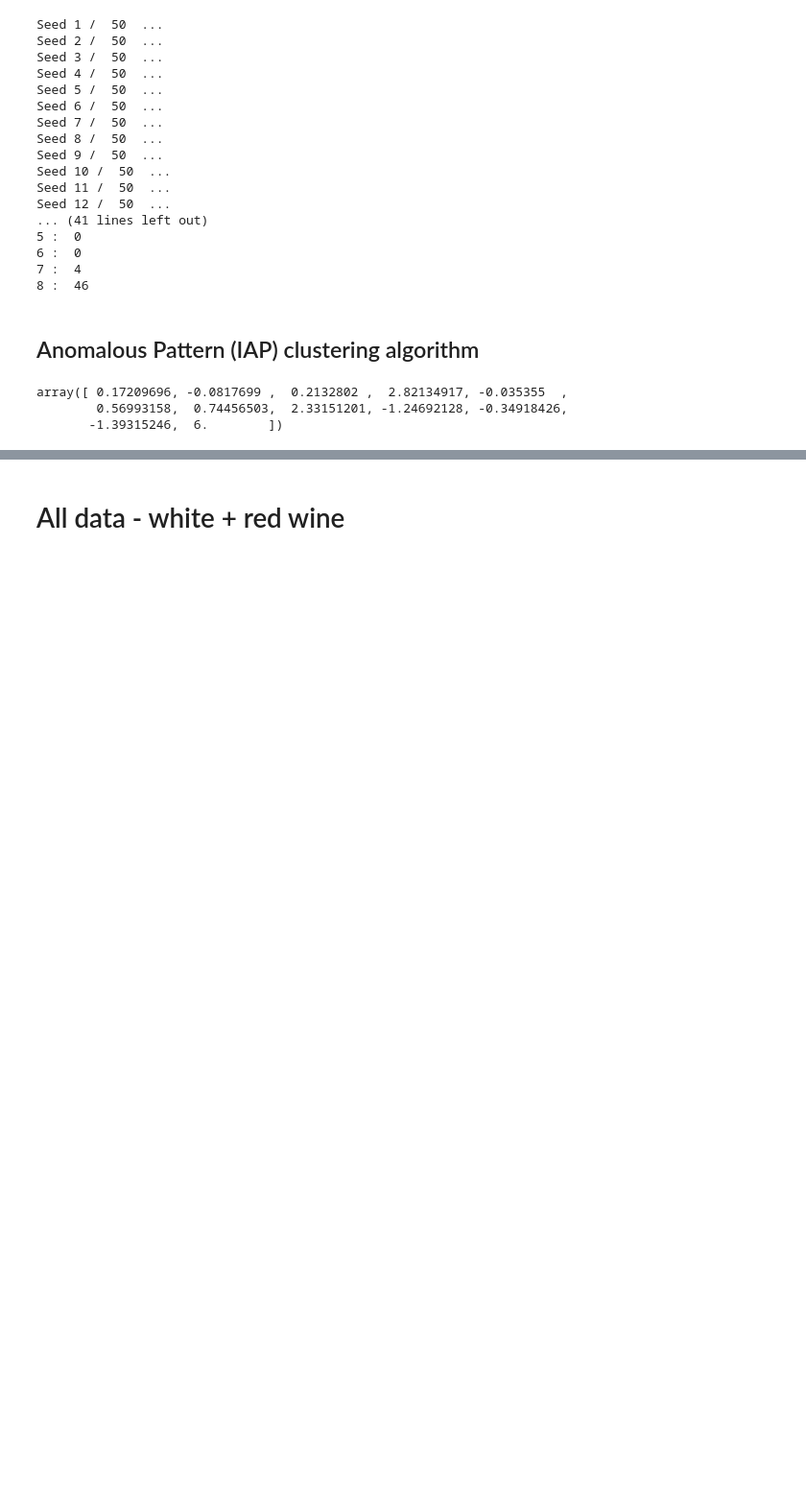
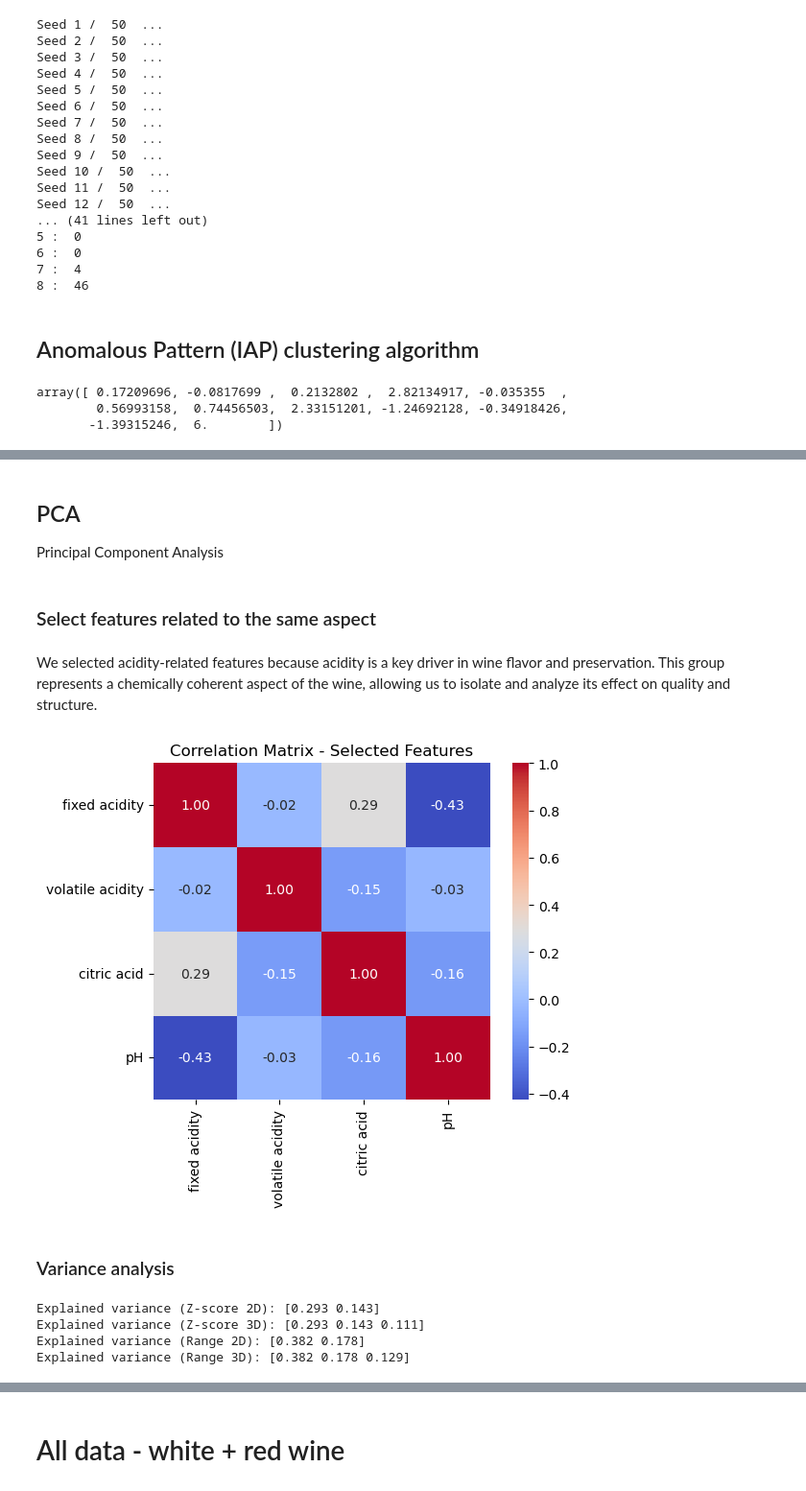
Before and after one commit to tiagosantos63390/pad_proj1, a Jupyter notebook: project1.ipynb, the cells around one changed output, grey strips where cells are left out. Shown at 96% size. Cells and saved outputs as stored; diff of their text form; code cells hidden in the pictures; blank space fills up the shorter version.

```diff
--- a/project1.ipynb
+++ b/project1.ipynb
@@ -460,0 +485,48 @@ AttributeError: 'numpy.ndarray' object has no attribute 'columns'
+# %% [markdown]
+## PCA
+Principal Component Analysis
+# %% [markdown]
+### Select features related to the same aspect
+# %%
+subset_features = ['fixed acidity', 'volatile acidity', 'citric acid', 'pH']
+# %% [markdown]
+We selected acidity-related features because acidity is a key driver in wine flavor and preservation. This group represents a chemically coherent aspect of the wine, allowing us to isolate and analyze its effect on quality and structure.
+# %%
+# Correlation Matrix
+corr_matrix = X[subset_features].corr()
+plt.figure(figsize=(6,5))
+sns.heatmap(corr_matrix, annot=True, cmap='coolwarm', fmt=".2f", square=True)
+plt.title('Correlation Matrix - Selected Features')
+plt.tight_layout()
+plt.show()
+# %% [output]
+[figure, added]
+# %% [markdown]
+### Variance analysis
+# %%
+# PCA for data normalized by Z-score in 2D
+pca_zscore2 = PCA(n_components=2)
+X_zscore_pca_2d = pca_zscore2.fit_transform(X_zscore)
+
+# PCA for data normalized by Z-score in 3D
+pca_zscore3 = PCA(n_components=3)
+X_zscore_pca_3d = pca_zscore3.fit_transform(X_zscore)
+
+# PCA for data normalized by Range in 2D
+pca_range2 = PCA(n_components=2)
+X_range_pca_2d = pca_range2.fit_transform(X_range)
+
+# PCA for data normalized by Range in 3D
+pca_range3 = PCA(n_components=3)
+X_range_pca_3d = pca_range3.fit_transform(X_range)
+
+# Explained Variance
+print("Explained variance (Z-score 2D):", np.round(pca_zscore2.explained_variance_ratio_, 3))
+print("Explained variance (Z-score 3D):", np.round(pca_zscore3.explained_variance_ratio_, 3))
+print("Explained variance (Range 2D):", np.round(pca_range2.explained_variance_ratio_, 3))
+print("Explained variance (Range 3D):", np.round(pca_range3.explained_variance_ratio_, 3))
+# %% [output]
+Explained variance (Z-score 2D): [0.293 0.143]
+Explained variance (Z-score 3D): [0.293 0.143 0.111]
+Explained variance (Range 2D): [0.382 0.178]
+Explained variance (Range 3D): [0.382 0.178 0.129]
```
Also changed, not shown: parts of 27 cells of this notebook.
